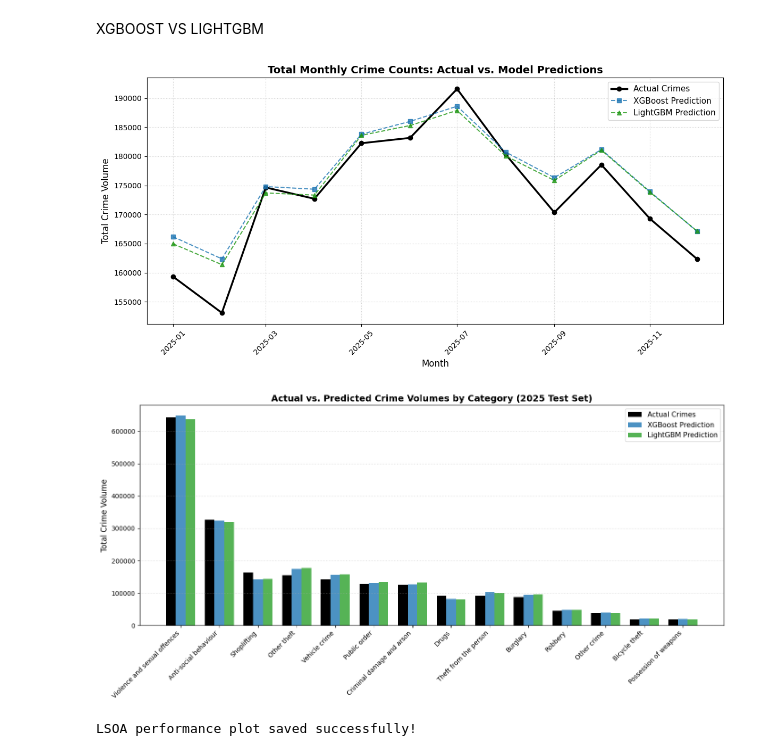
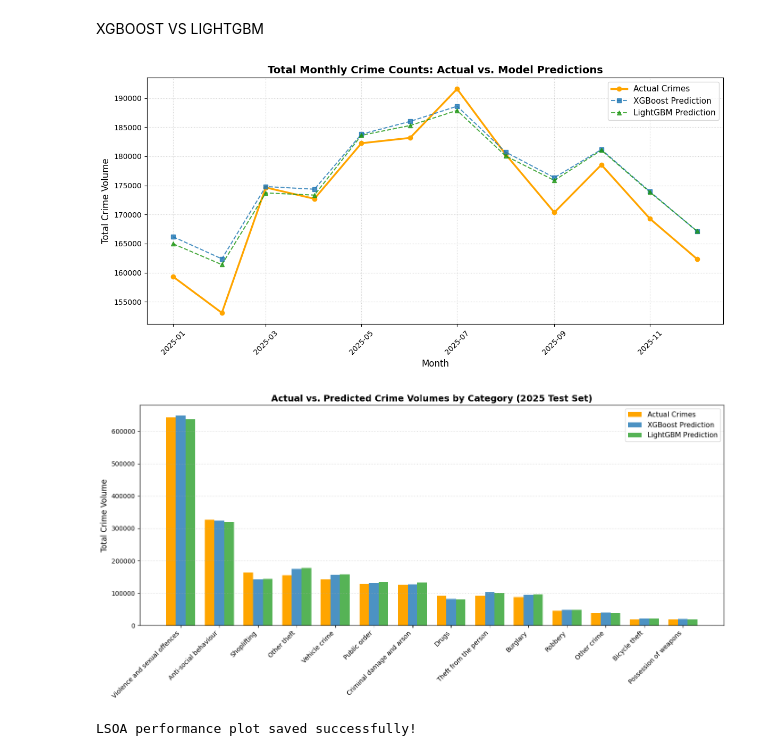
Before and after one commit to Ezra-Rutten/4CBLW020_group_2, a Jupyter notebook: backend/notebooks/prediction.ipynb, the cells around one changed output. Cells and saved outputs as stored; diff of their text form; code cells hidden in the pictures.

```diff
--- a/backend/notebooks/prediction.ipynb
+++ b/backend/notebooks/prediction.ipynb
@@ -480,7 +502,7 @@ plt.plot(
     monthly_summary["Month"],
     monthly_summary["crime_count"],
     label="Actual Crimes",
-    color="black",
+    color="orange",
     marker="o",
     linewidth=2.5,
 )
@@ -517,7 +539,7 @@ plt.xticks(rotation=45)
 plt.tight_layout()
 plt.show()
 # %% [output]
-[figure, old version]
+[figure, new version]
 # %%
 category_summary = (
     df_plot.groupby("Crime type")[["crime_count", "xgb_pred", "lgb_pred"]]
@@ -537,41 +559,41 @@ ax.bar(
     category_summary["crime_count"],
     width,
     label="Actual Crimes",
-    color="black",
+    color="orange",
 )
 ax.bar(
     x,
     category_summary["xgb_pred"],
     width,
     label="XGBoost Prediction",
     color="#1f77b4",
     alpha=0.8,
 )
 ax.bar(
     x + width,
     category_summary["lgb_pred"],
     width,
     label="LightGBM Prediction",
     color="#2ca02c",
     alpha=0.8,
 )
 
 ax.set_ylabel("Total Crime Volume", fontsize=12)
 ax.set_title(
     "Actual vs. Predicted Crime Volumes by Category (2025 Test Set)",
     fontsize=14,
     fontweight="bold",
 )
 ax.set_xticks(x)
 ax.set_xticklabels(
     category_summary["Crime type"], rotation=45, ha="right", fontsize=10
 )
 ax.legend(fontsize=11)
 ax.grid(axis="y", linestyle=":", alpha=0.6)
 plt.tight_layout()
 plt.show()
 # %% [output]
-[figure, old version]
+[figure, new version]
 # %%
 import matplotlib.pyplot as plt
 import numpy as np
```
Also changed, not shown: parts of 6 cells of this notebook, 2 other files.
